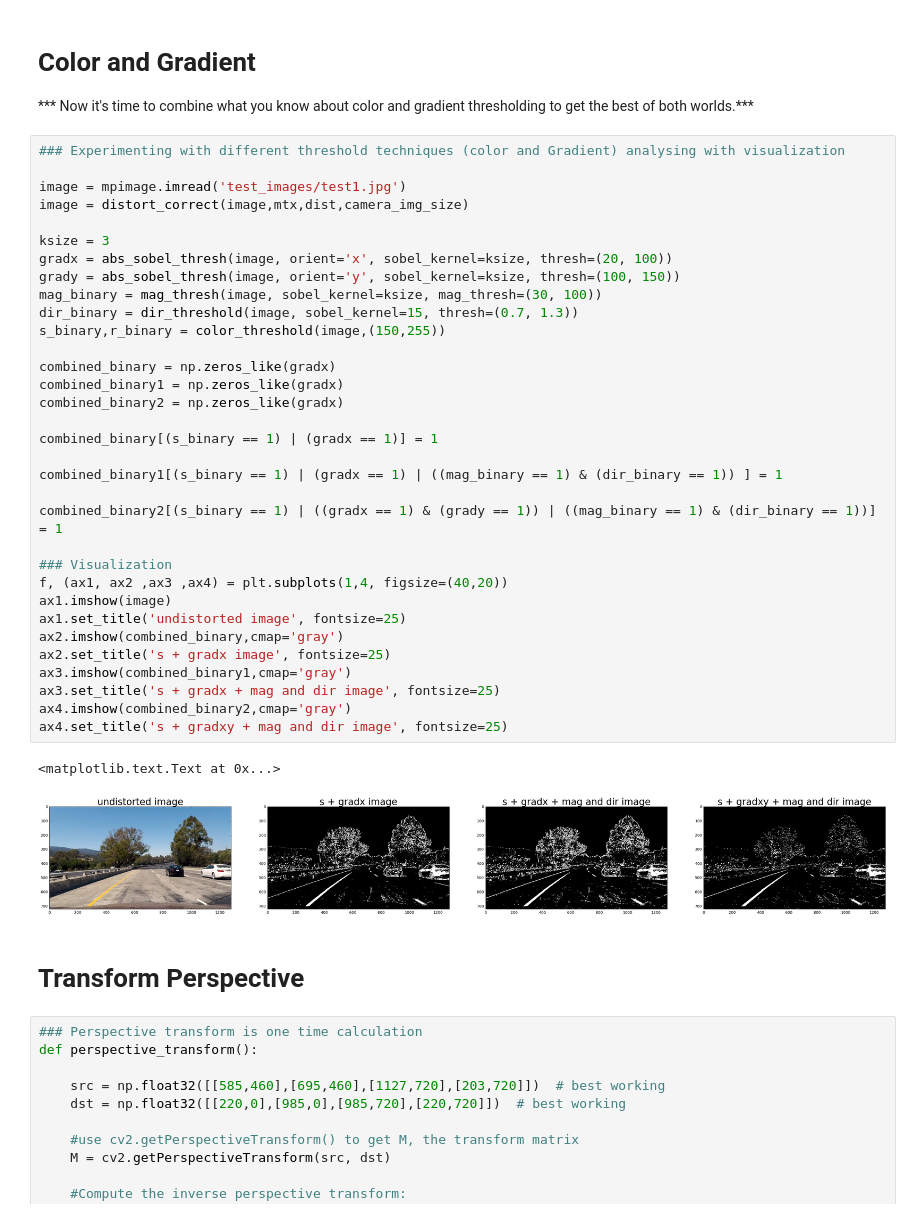
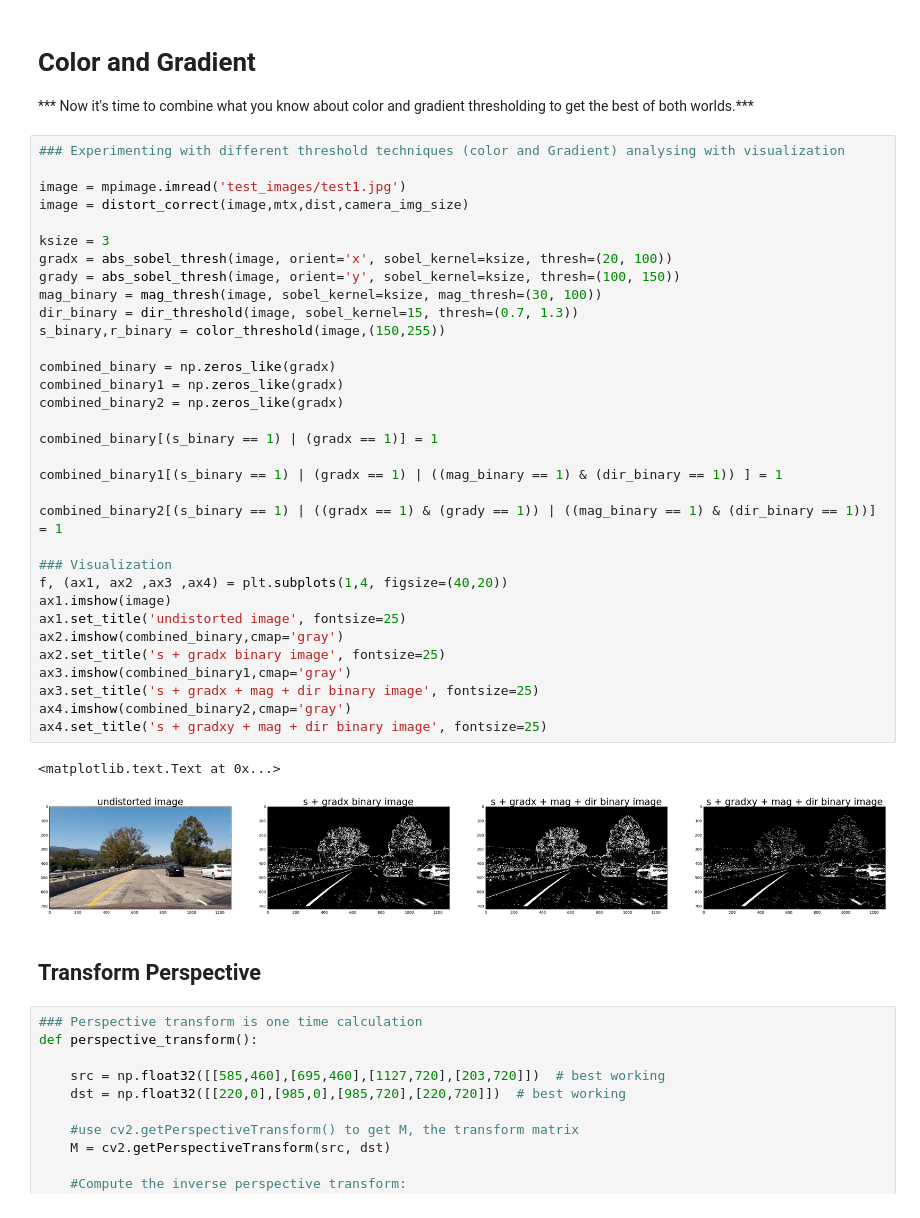
Before and after one commit to ganeshsetty/CarND-Advanced-Lane-Lines, a Jupyter notebook: lane_lines_framewise_analysis.ipynb, the cells around one changed output. Saved outputs shown, nothing was run; the diff lists cells and outputs as text.

```diff
--- a/lane_lines_framewise_analysis.ipynb
+++ b/lane_lines_framewise_analysis.ipynb
@@ -165,39 +168,39 @@ ax4.set_title('S+R binary image', fontsize=15)
 
 image = mpimage.imread('test_images/test1.jpg')
 image = distort_correct(image,mtx,dist,camera_img_size)
 
 ksize = 3
 gradx = abs_sobel_thresh(image, orient='x', sobel_kernel=ksize, thresh=(20, 100))
 grady = abs_sobel_thresh(image, orient='y', sobel_kernel=ksize, thresh=(100, 150))
 mag_binary = mag_thresh(image, sobel_kernel=ksize, mag_thresh=(30, 100))
 dir_binary = dir_threshold(image, sobel_kernel=15, thresh=(0.7, 1.3))
 s_binary,r_binary = color_threshold(image,(150,255))
 
 combined_binary = np.zeros_like(gradx)
 combined_binary1 = np.zeros_like(gradx)
 combined_binary2 = np.zeros_like(gradx)
 
 combined_binary[(s_binary == 1) | (gradx == 1)] = 1
 
 combined_binary1[(s_binary == 1) | (gradx == 1) | ((mag_binary == 1) & (dir_binary == 1)) ] = 1
 
 combined_binary2[(s_binary == 1) | ((gradx == 1) & (grady == 1)) | ((mag_binary == 1) & (dir_binary == 1))] = 1
 
 ### Visualization
 f, (ax1, ax2 ,ax3 ,ax4) = plt.subplots(1,4, figsize=(40,20))
 ax1.imshow(image)
 ax1.set_title('undistorted image', fontsize=25)
 ax2.imshow(combined_binary,cmap='gray')
-ax2.set_title('s + gradx image', fontsize=25)
+ax2.set_title('s + gradx binary image', fontsize=25)
 ax3.imshow(combined_binary1,cmap='gray')
-ax3.set_title('s + gradx + mag and dir image', fontsize=25)
+ax3.set_title('s + gradx + mag + dir binary image', fontsize=25)
 ax4.imshow(combined_binary2,cmap='gray')
-ax4.set_title('s + gradxy + mag and dir image', fontsize=25)
+ax4.set_title('s + gradxy + mag + dir binary image', fontsize=25)
 # %% [output]
 <matplotlib.text.Text at 0x...>
-[figure, old version]
+[figure, new version]
 # %% [markdown]
-# Transform Perspective
+## Transform Perspective
 # %%
 ### Perspective transform is one time calculation
 def perspective_transform():
```
Also changed, not shown: parts of 17 cells of this notebook.
